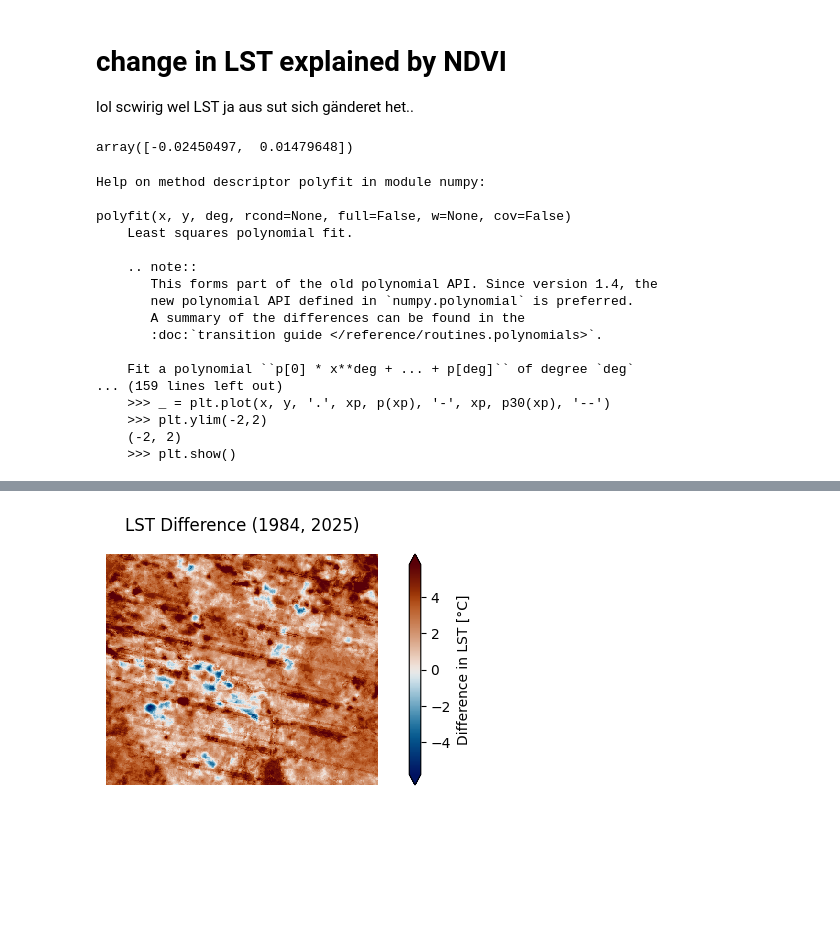
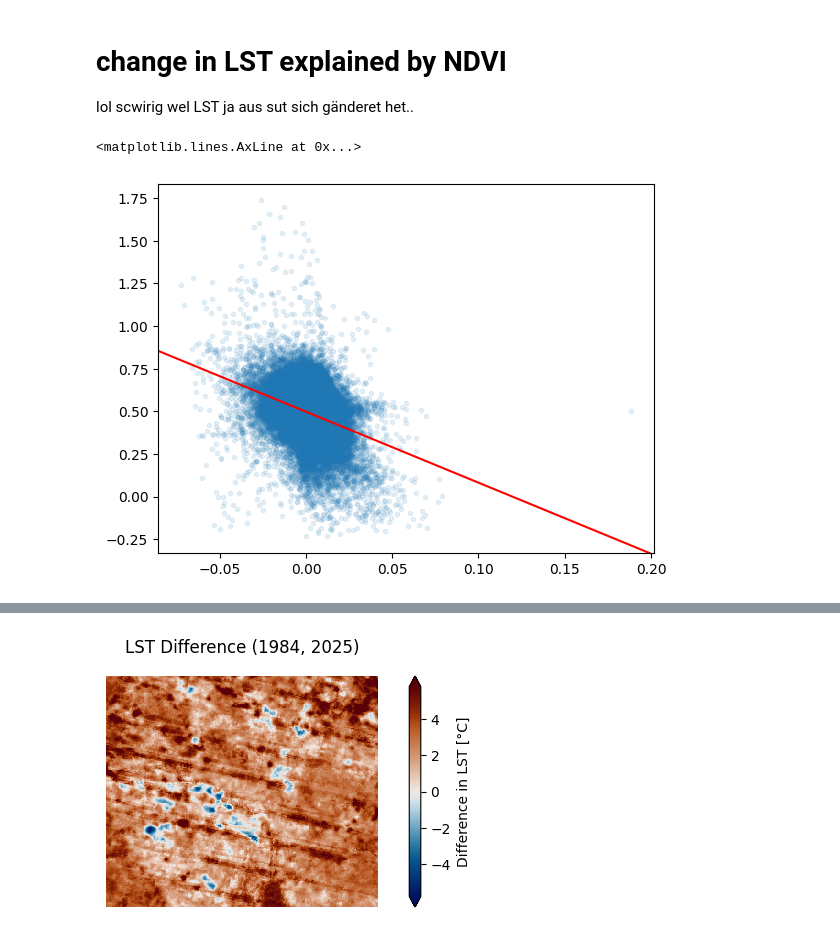
Before and after one commit to MinaKimBebi/Urban_Heat_Zurich_sds210_mbebi, a Jupyter notebook: notebooks/heattrends_in_Zurich.ipynb, the cells around one changed output, grey strips where cells are left out. Saved outputs shown, nothing was run; the diff lists cells and outputs as text; code cells hidden in the pictures; blank space fills up the shorter version.

```diff
--- a/notebooks/heattrends_in_Zurich.ipynb
+++ b/notebooks/heattrends_in_Zurich.ipynb
@@ -258,31 +274,15 @@ lol scwirig wel LST ja aus sut sich gänderet het..
 # %%
 flat_LST_slope = LST_slope10.values.flatten()
 flat_NDVI_slope = NDVI_slope10.values.flatten()
 
-LST_NDVI = np.polyfit(flat_LST_slope, flat_NDVI_slope, deg = 1)
+LST_NDVI = np.polyfit(flat_NDVI_slope,flat_LST_slope, deg = 1)
 
-LST_NDVI
-LST_NDVI
-## positive relatioship, doesnt make sense...lake effect?
+intercept = LST_NDVI[1]
+slope = LST_NDVI[0]
+
+fig, ax = plt.subplots()
+ax.plot(flat_NDVI_slope, flat_LST_slope, marker = ".", ls = "", alpha = 0.1)
+ax.axline((0,intercept),slope=slope, color = "red")
 # %% [output]
-array([-0.02450497,  0.01479648])
+<matplotlib.lines.AxLine at 0x...>
+[figure, added]
-# %%
-help(np.polyfit)
-# %% [output]
-Help on method descriptor polyfit in module numpy:
-
-polyfit(x, y, deg, rcond=None, full=False, w=None, cov=False)
-    Least squares polynomial fit.
-
-    .. note::
-       This forms part of the old polynomial API. Since version 1.4, the
-       new polynomial API defined in `numpy.polynomial` is preferred.
-       A summary of the differences can be found in the
-       :doc:`transition guide </reference/routines.polynomials>`.
-
-    Fit a polynomial ``p[0] * x**deg + ... + p[deg]`` of degree `deg`
-... (159 lines left out)
-    >>> _ = plt.plot(x, y, '.', xp, p(xp), '-', xp, p30(xp), '--')
-    >>> plt.ylim(-2,2)
-    (-2, 2)
-    >>> plt.show()
```
Also changed, not shown: parts of 8 cells of this notebook.
